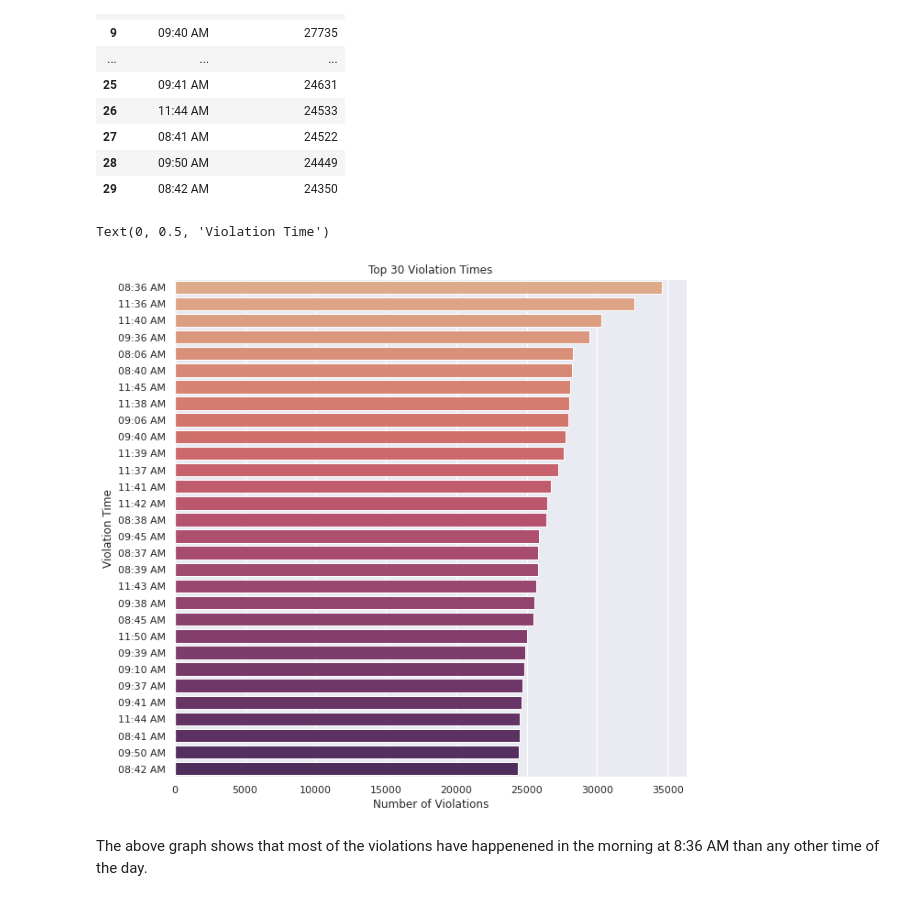
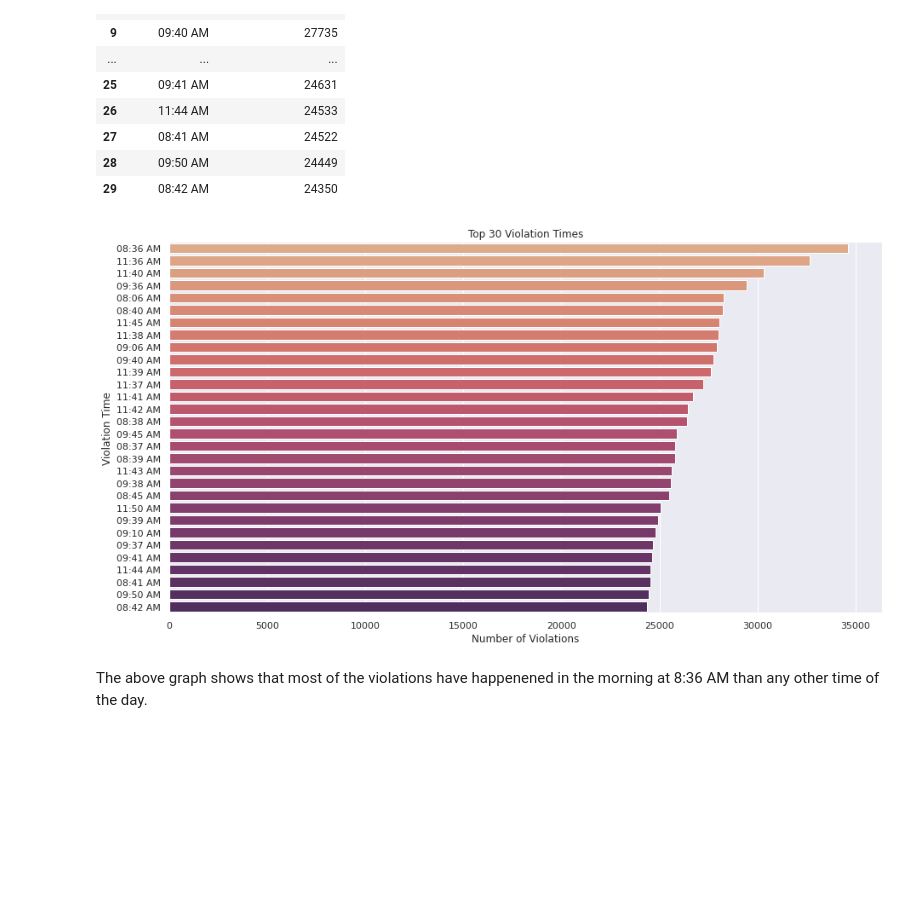
Before and after one commit to Amruta-Nadgouda/DataMiningProject, a Jupyter notebook: CMPE255_EDA_NYCParkingTickets.ipynb, the cells around one changed output. Drawn from its saved outputs; the diff is of its cells as text; code cells hidden in the pictures; blank space fills up the shorter version.

```diff
--- a/CMPE255_EDA_NYCParkingTickets.ipynb
+++ b/CMPE255_EDA_NYCParkingTickets.ipynb
@@ -139,14 +139,14 @@ vt_df
 | 29 | 08:42 AM | 24350 |
 # %%
 sns.set()
-plt.figure(figsize=(10,10))
+plt.figure(figsize=(15,8))
 sns.barplot( x = 'Number of Violations', y = 'Violation Time', data = vt_df, palette="flare")
 plt.title('Top 30 Violation Times')
 plt.xlabel('Number of Violations')
 plt.ylabel('Violation Time')
+plt.show()
 # %% [output]
-Text(0, 0.5, 'Violation Time')
-[figure, old version]
+[figure, new version]
 # %% [markdown]
 The above graph shows that most of the violations have happenened in the morning at 8:36 AM than any other time of the day.
 # %% [markdown]
```
Also changed, not shown: parts of 7 cells of this notebook.
